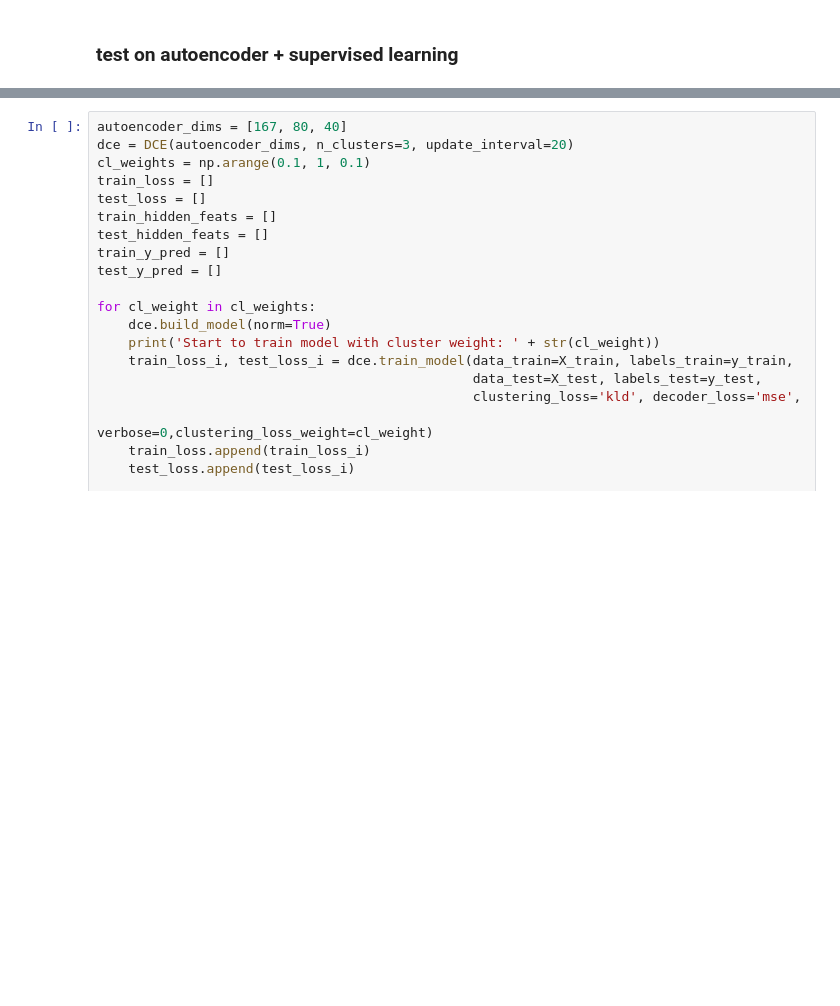
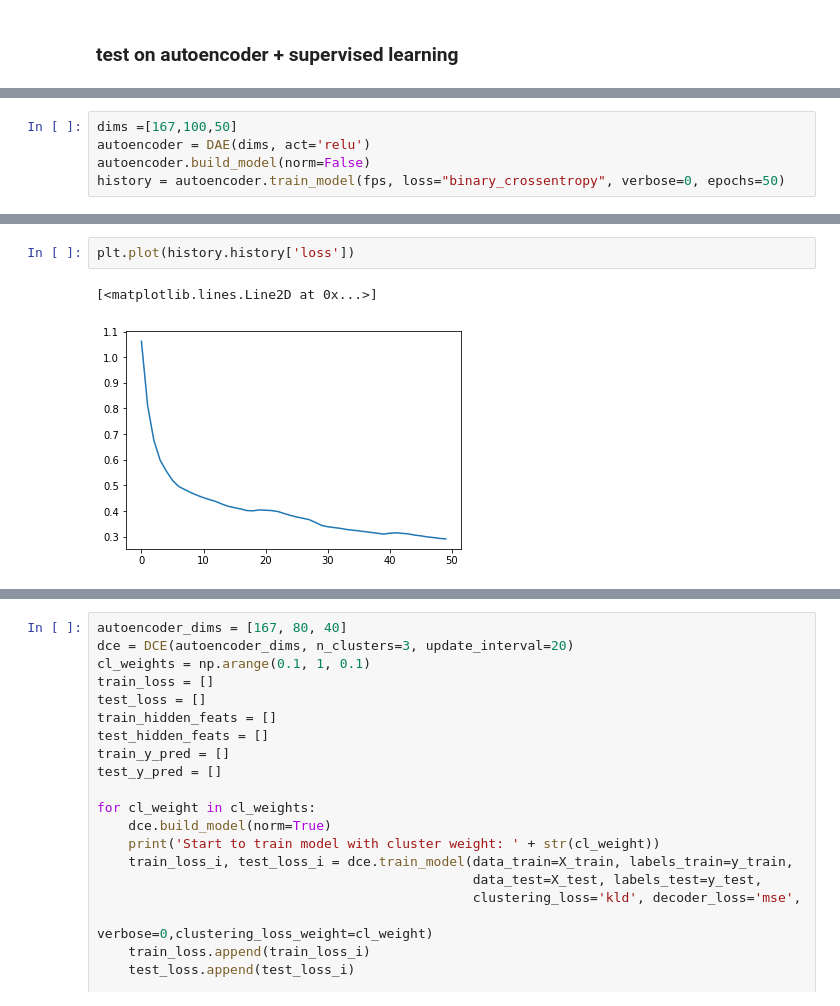
Before and after one commit to chembed/DeepChEmbed, a Jupyter notebook: deepchembed/notebook_scripts/supervised_dce_MACCSkeys.ipynb, the cells around one changed output, grey strips where cells are left out. Cells and saved outputs as stored; diff of their text form; blank space fills up the shorter version.

```diff
--- a/deepchembed/notebook_scripts/supervised_dce_MACCSkeys.ipynb
+++ b/deepchembed/notebook_scripts/supervised_dce_MACCSkeys.ipynb
@@ -442,0 +497,5 @@ X_train, X_test, y_train, y_test = train_test_split(
+# %%
+dims =[167,100,50]
+autoencoder = DAE(dims, act='relu')
+autoencoder.build_model(norm=False)
+history = autoencoder.train_model(fps, loss="binary_crossentropy", verbose=0, epochs=50)
@@ -442,0 +509,5 @@ X_train, X_test, y_train, y_test = train_test_split(
+# %%
+plt.plot(history.history['loss'])
+# %% [output]
+[<matplotlib.lines.Line2D at 0x...>]
+[figure, added]
```
Also changed, not shown: parts of 14 cells of this notebook.
